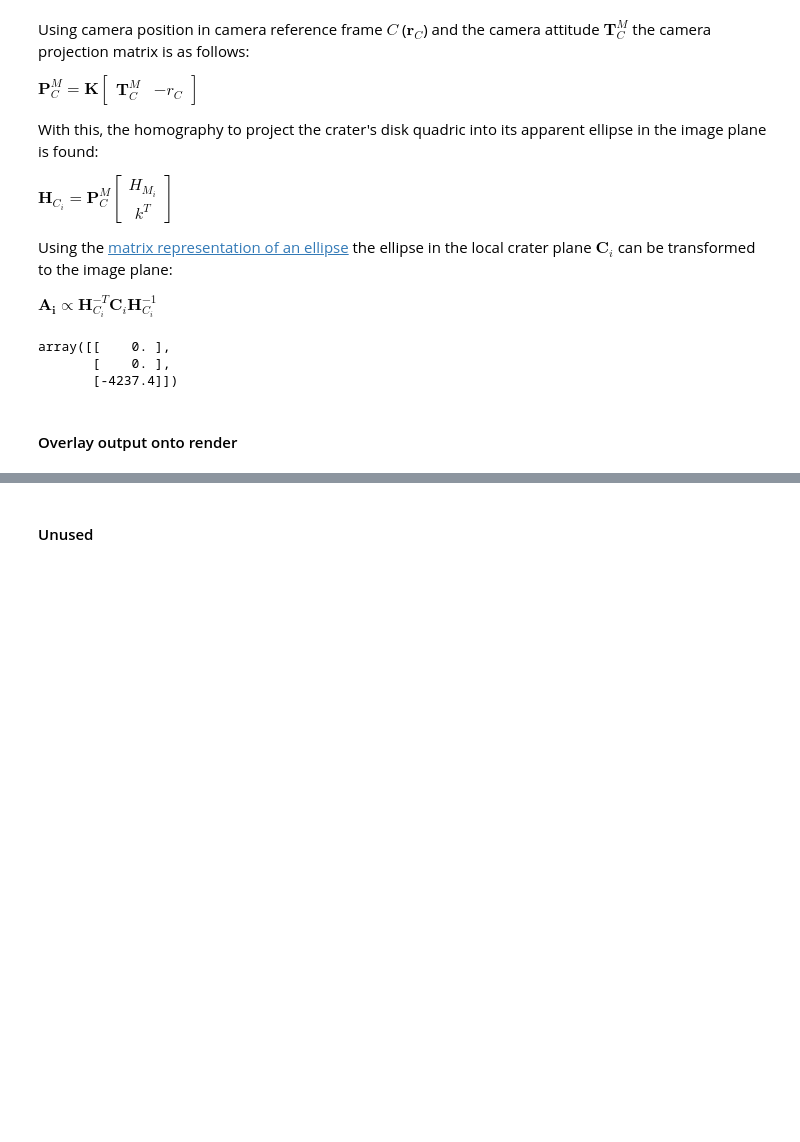
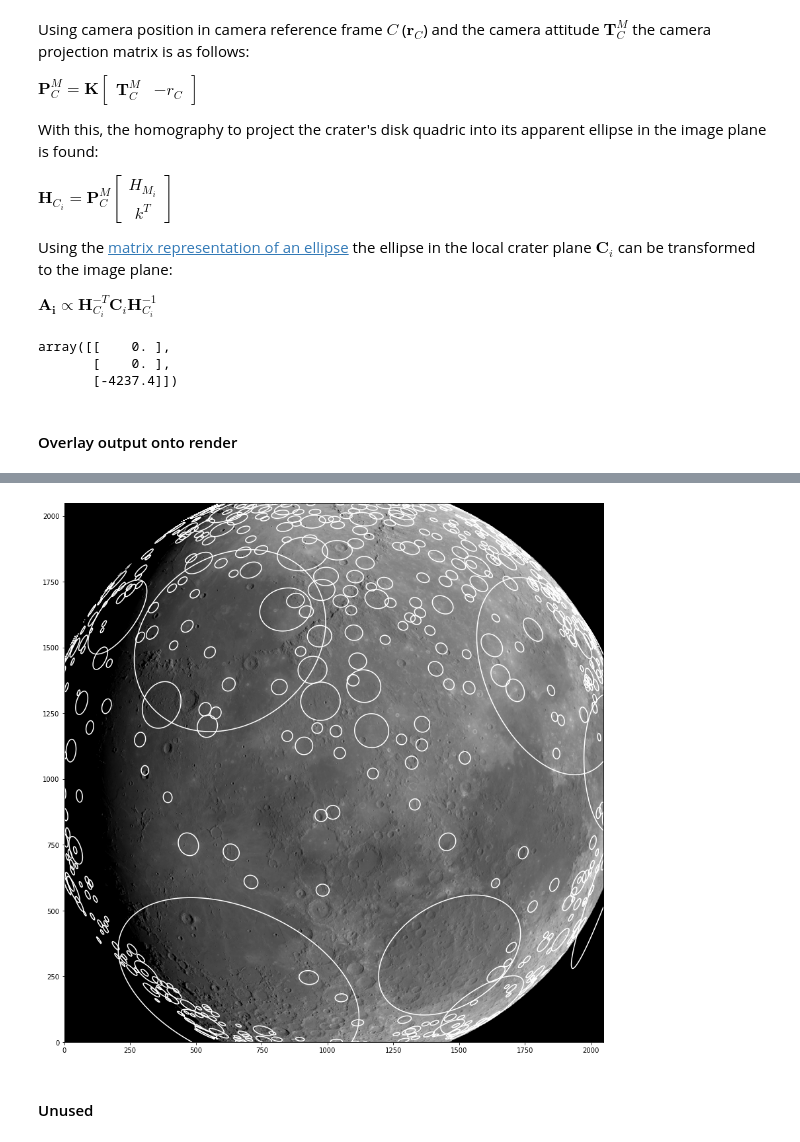
Before and after one commit to wdoppenberg/crater-detection, a Jupyter notebook: notebooks/projection.ipynb, the cells around one changed output, grey strips where cells are left out. Saved outputs shown, nothing was run; the diff lists cells and outputs as text; code cells hidden in the pictures; blank space fills up the shorter version.

Commit message:
Projection abstractions completed

```diff
--- a/notebooks/projection.ipynb
+++ b/notebooks/projection.ipynb
@@ -361,3 +363,16 @@ ax.scatter(*crater_centers.T, c='r', marker='x')
+# %%
+T_MC = LA.inv(T_CM)
+fig, ax = plt.subplots(figsize=(15, 15), subplot_kw={'aspect': 'equal'})
+# Set axes according to camera pixel space convention
+ax.set_xlim(0, N[0])
+ax.set_ylim(0, N[1])
+ax.imshow(im, aspect='equal', interpolation='none', cmap='gray')
+
+for a_i in project_craters(C_i, p_Mi, fov, N, T_MC, r_M):
+    c = xy_homogeneous.transpose(0, 2, 1) @ a_i @ xy_homogeneous
+    ax.contour(x_plot, y_plot, c.reshape(x_plot.shape), [0], colors='w')
+# %% [output]
+[figure, added]
 # %% [markdown]
 #### Unused
 # %%
```
Also changed, not shown: parts of 3 cells of this notebook, 3 other files.
